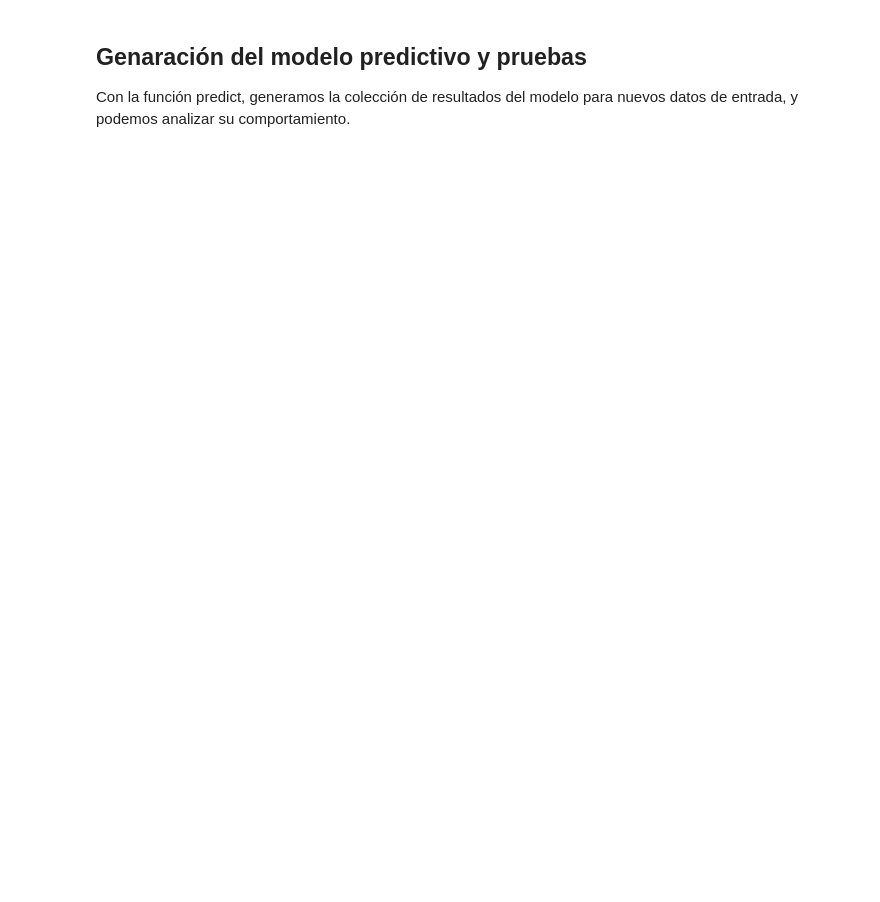
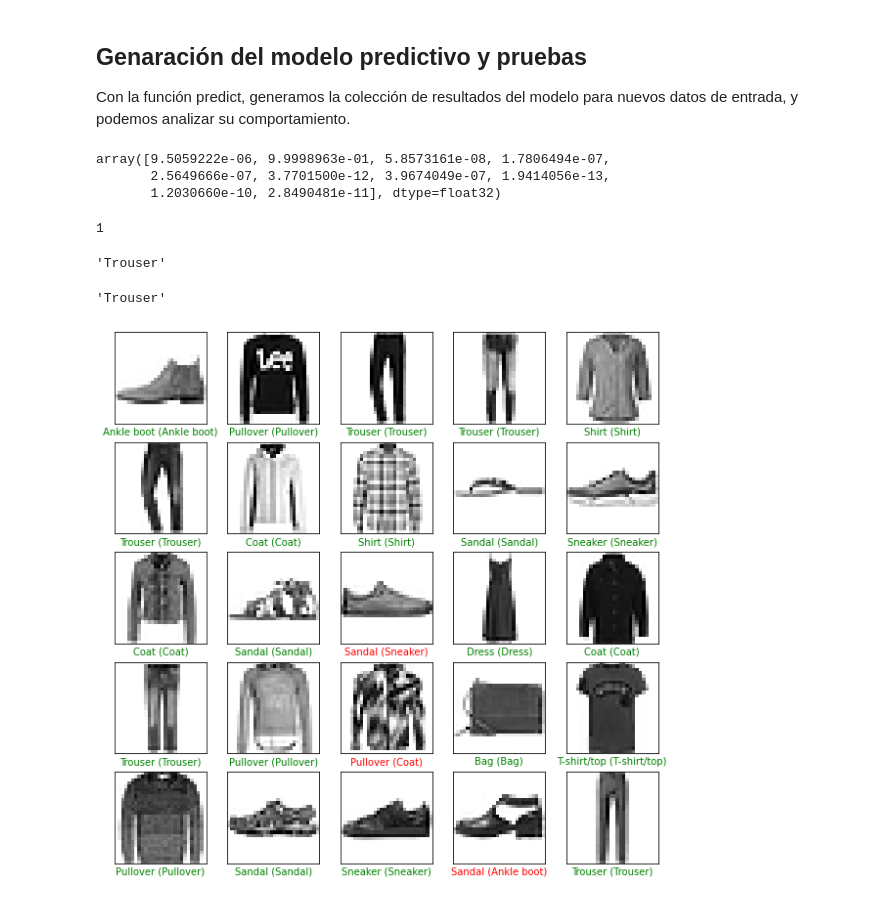
Before and after one commit to wilmerod/Curso-de-introduccion-a-Big-Data-Parte-1-nov2021, a Jupyter notebook: Mod3_T3_4_Red_neuronal_profunda_sencilla.ipynb, the cells around one changed output. Drawn from its saved outputs; the diff is of its cells as text; code cells hidden in the pictures; blank space fills up the shorter version.

```diff
--- a/Mod3_T3_4_Red_neuronal_profunda_sencilla.ipynb
+++ b/Mod3_T3_4_Red_neuronal_profunda_sencilla.ipynb
@@ -30,9 +63,19 @@ train_images.shape
 Llamamos a la clase Sequential y usamos layers para crear las capas. Con Dense, se crean las capas de red neuronal. Utilizaremos las funciones de activación ReLu en las capas internas y Softmax en la de salida.
 
 Pista: Flatten crea una capa que reduce a 1 la dimensión del array de las imágenes
+# %%
+model = keras.Sequential([
+   keras.layers.Flatten(input_shape = (28,28)),
+   keras.layers.Dense(128, activation='relu'),
+   keras.layers.Dense(10,activation='softmax')
+])
 # %% [markdown]
 ## Parámetros del entrenamiento
 El método compile nos permite configurar el optimizador, función de coste,etc. En este caso, vamos a recurrir al optimizador Adam, y la función de coste sparse_categorical_crossentropy.
+# %%
+model.compile(optimizer= 'Adam', loss = 'sparse_categorical_crossentropy', metrics=['accuracy'])
 # %% [markdown]
 ## Entrenamiento del modelo
 Utilizamos la función fit para el entrenamiento de la DNN. Tenemos que pasar como argumentos los valores de entrada, los de salida (las etiquetas) y el número de iteraciones o epochs.
+# %%
+model.fit(train_images,train_labels,epochs=5)
@@ -42,6 +104,45 @@ Para evaluar el modelo, recurrimos a la función evaluate y guardamos los valore
 # %% [markdown]
 ## Genaración del modelo predictivo y pruebas
 Con la función predict, generamos la colección de resultados del modelo para nuevos datos de entrada, y podemos analizar su comportamiento.
+# %%
+predictions = model.predict(test_images)
+# %%
+predictions[5]
+# %% [output]
+array([9.5059222e-06, 9.9998963e-01, 5.8573161e-08, 1.7806494e-07,
+       2.5649666e-07, 3.7701500e-12, 3.9674049e-07, 1.9414056e-13,
+       1.2030660e-10, 2.8490481e-11], dtype=float32)
+# %%
+np.argmax(predictions[5])
+# %% [output]
+1
+# %%
+class_names[1]
+# %% [output]
+'Trouser'
+# %%
+class_names[test_labels[5]]
+# %% [output]
+'Trouser'
+# %%
+plt.figure(figsize=(10,10))
+for i in range(25):
+  plt.subplot(5,5,i+1)
+  plt.xticks([])
+  plt.yticks([])
+  plt.imshow(test_images[i],cmap=plt.cm.binary)
+  predicted_label = np.argmax(predictions[i])
+  true_label = test_labels[i]
+  if predicted_label == true_label:
+    color = 'green'
+  else:
+    color = 'red'
+
+  plt.xlabel("{} ({})".format(class_names[predicted_label],
+                              class_names[true_label]),
+                              color=color)
+# %% [output]
+[figure, added]
 # %%
 # MIT License
 #
```
Also changed, not shown: parts of 8 cells of this notebook.
